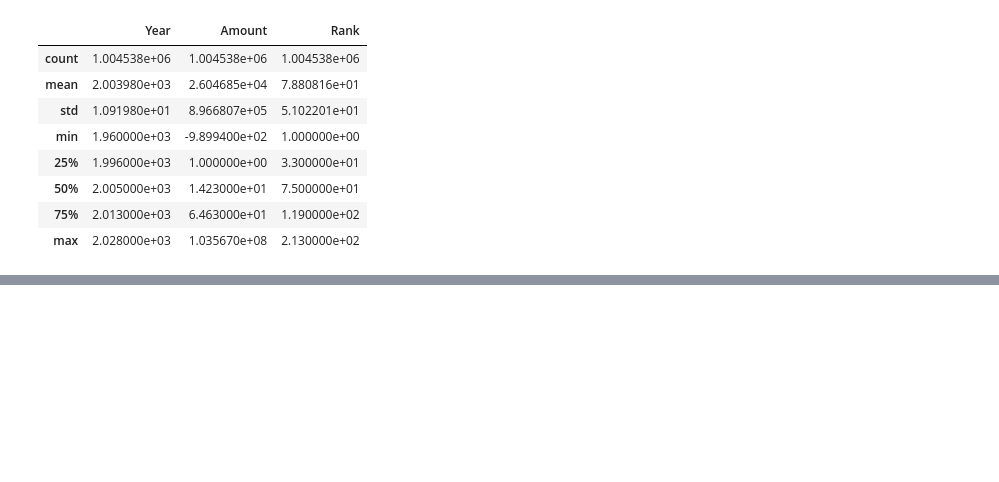
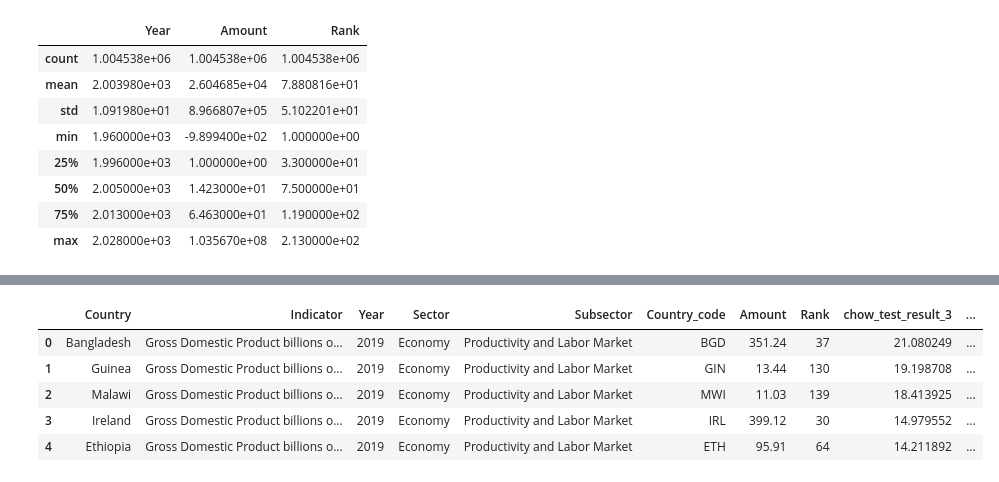
Before and after one commit to akshiin/Global-Data-Trend-Analysis, a Jupyter notebook: data_analysis.ipynb, the cells around one changed output, grey strips where cells are left out. Cells and saved outputs as stored; diff of their text form; code cells hidden in the pictures; blank space fills up the shorter version.

```diff
--- a/data_analysis.ipynb
+++ b/data_analysis.ipynb
@@ -44,0 +270,15 @@ df.describe()
+# %%
+test_data = final_df.loc[
+    (final_df['Year'] == 2019) &
+    (final_df['Indicator'] == 'Gross Domestic Product billions of U.S. dollars') &
+    (final_df['coeff_after_3'] > 0)
+].sort_values(by='chow_test_result_3', ascending=False).reset_index(drop=True).loc[:10]
+
+test_data.head()
+# %% [output]
+|  | Country | Indicator | Year | Sector | Subsector | Country_code | Amount | Rank | chow_test_result_3 | ... |
+| 0 | Bangladesh | Gross Domestic Product billions o... | 2019 | Economy | Productivity and Labor Market | BGD | 351.24 | 37 | 21.080249 | ... |
+| 1 | Guinea | Gross Domestic Product billions o... | 2019 | Economy | Productivity and Labor Market | GIN | 13.44 | 130 | 19.198708 | ... |
+| 2 | Malawi | Gross Domestic Product billions o... | 2019 | Economy | Productivity and Labor Market | MWI | 11.03 | 139 | 18.413925 | ... |
+| 3 | Ireland | Gross Domestic Product billions o... | 2019 | Economy | Productivity and Labor Market | IRL | 399.12 | 30 | 14.979552 | ... |
+| 4 | Ethiopia | Gross Domestic Product billions o... | 2019 | Economy | Productivity and Labor Market | ETH | 95.91 | 64 | 14.211892 | ... |
```
Also changed, not shown: parts of 16 cells of this notebook, 1 other file.
